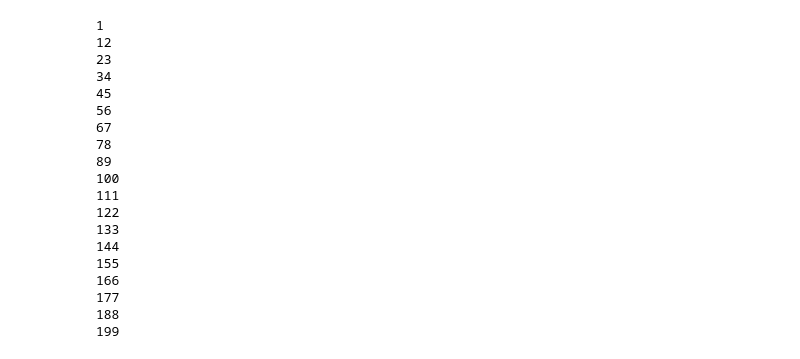
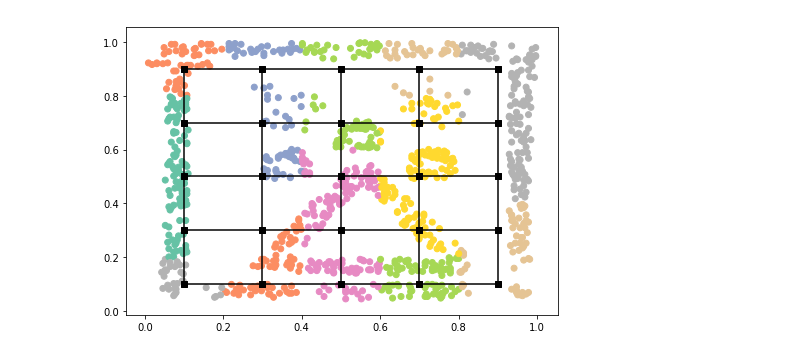
Before and after one commit to anhquancao/Probabilistic-Mixed-Topological-Map-for-Categorical-and-Continuous-Data, a Jupyter notebook: python visual/visual 2.ipynb, the cells around one changed output. Saved outputs shown, nothing was run; the diff lists cells and outputs as text; code cells hidden in the pictures.

```diff
--- a/python visual/visual 2.ipynb
+++ b/python visual/visual 2.ipynb
@@ -84,24 +114,5 @@ for i in range(1, 201, 11):
 ... (7 outputs left out)
-# %%
-for i in range(1, 201, 11):
-    print(i)
-# %% [output]
-1
-12
-23
-34
-45
-56
-67
-78
-89
-100
-111
-122
-133
-144
-155
-166
-177
-188
-199
+# %%
+showIter(0,'../out/DS2 - exp Thu Aug 30 10:22:01 CEST 2018/')
+# %% [output]
+[figure, added]
```
Also changed, not shown: parts of 5 cells of this notebook, 35 other files.
